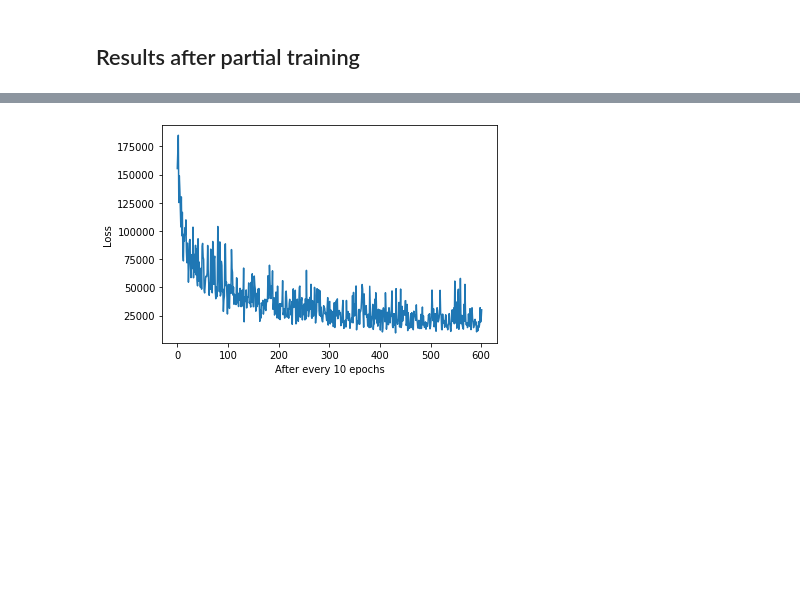
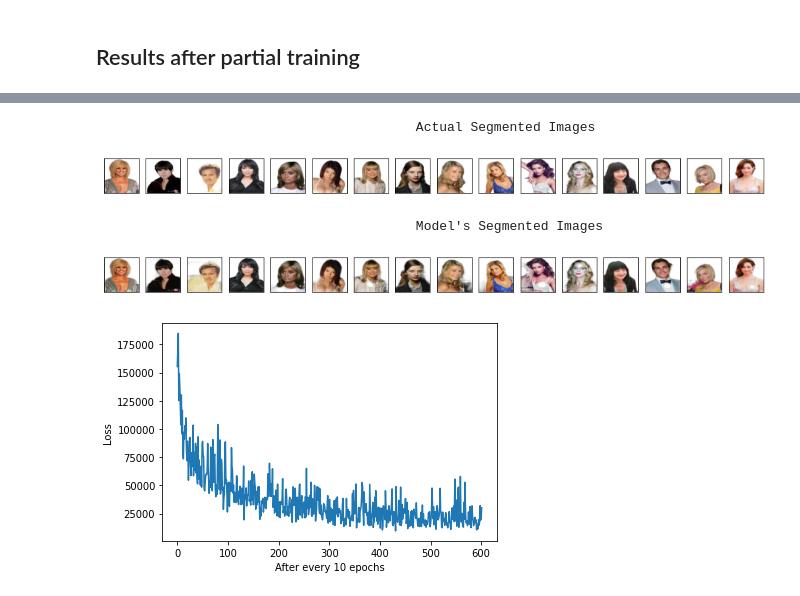
Before and after one commit to sanketsans/Image-Matting-U-Net, a Jupyter notebook: ImageMatting.ipynb, the cells around one changed output, grey strips where cells are left out. Cells and saved outputs as stored; diff of their text form; code cells hidden in the pictures; blank space fills up the shorter version.

```diff
--- a/ImageMatting.ipynb
+++ b/ImageMatting.ipynb
@@ -349,3 +383,15 @@ view_results(0, out)
+# %%
+# t = scale(tt)
+# out = G(f)
+print("\t\t\t\t\t Actual Segmented Images \t\t\t\t \t")
+view_results(t, num_img=16)
+print("\t\t\t\t\t Model's Segmented Images \t\t\t\t \t")
+view_results(out, num_img=16)
+# %% [output]
+                                         Actual Segmented Images
+[figure, added]
+                                         Model's Segmented Images
+[figure, added]
 # %%
 def real_mse_loss(D_out):
     # how close is the produced output from being "real"?
```
Also changed, not shown: parts of 17 cells of this notebook.
